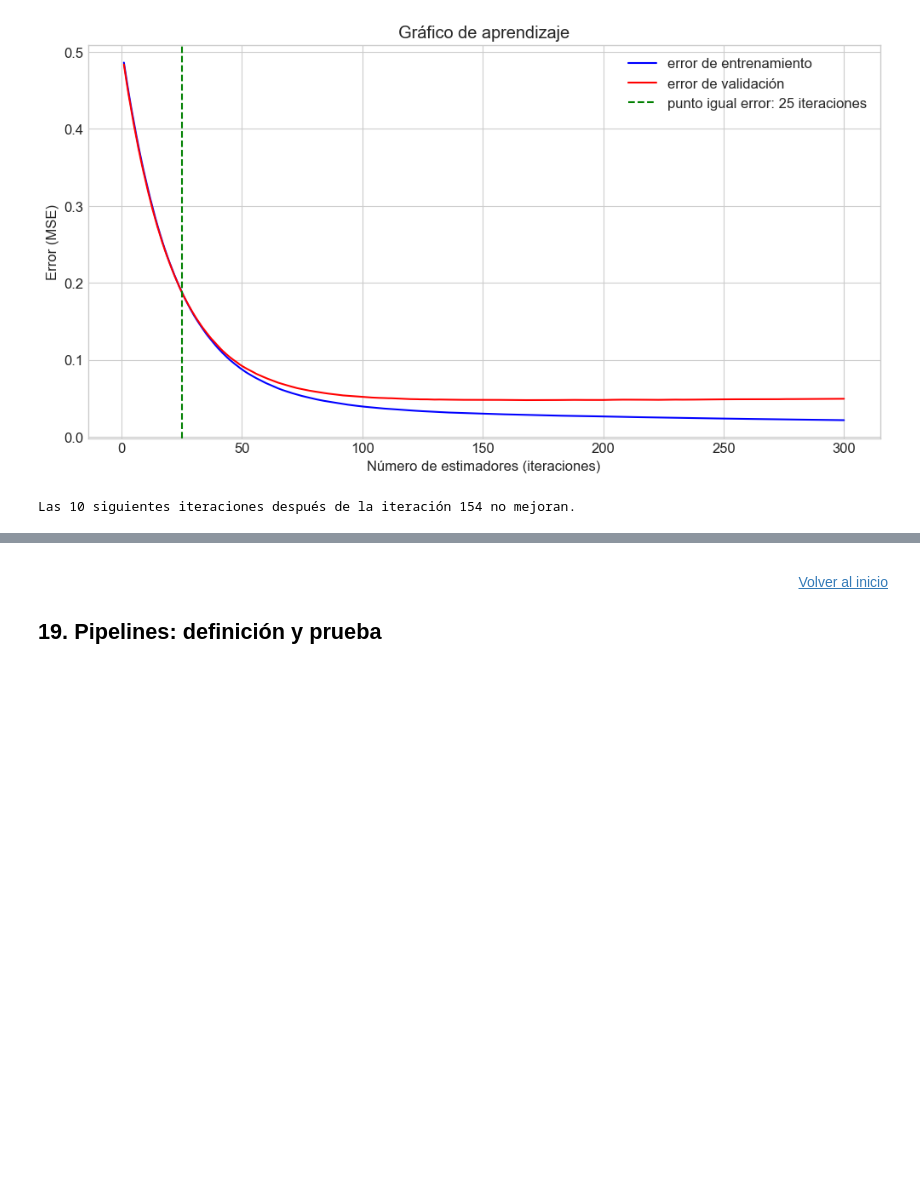
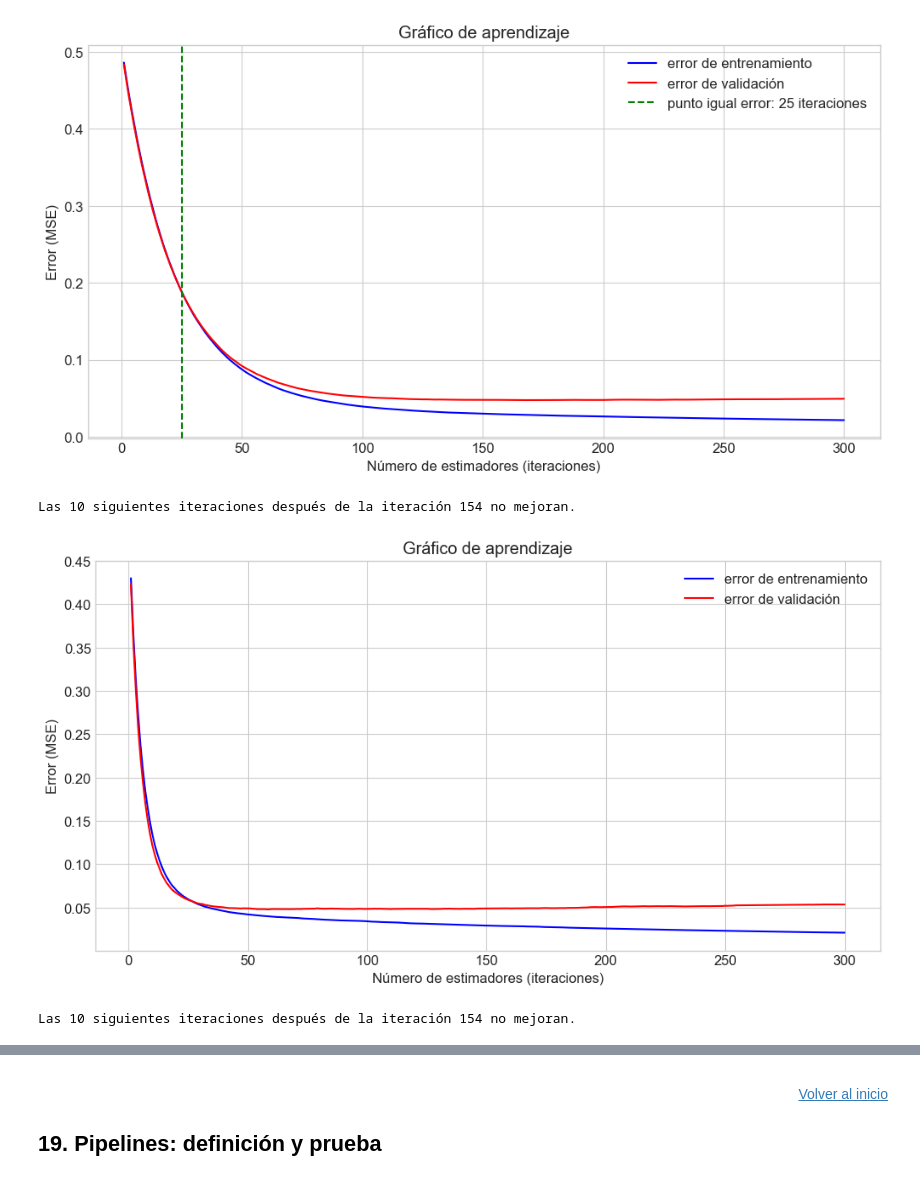
Before and after one commit to angelgvill/DS_ML_Machine_Learning_viviendaMadrid, a Jupyter notebook: notebooks/0414_Modelos_ML+_noOutliers_selRF+t.ipynb, the cells around one changed output, grey strips where cells are left out. Cells and saved outputs as stored; diff of their text form; code cells hidden in the pictures; blank space fills up the shorter version.

```diff
--- a/notebooks/0414_Modelos_ML+_noOutliers_selRF+t.ipynb
+++ b/notebooks/0414_Modelos_ML+_noOutliers_selRF+t.ipynb
@@ -951,11 +988,13 @@ El modelo parece estar bien ajustado.
 def graficar_aprendizaje(modelo, X_train, y_train, X_val, y_val):
     """
     Genera un gráfico de aprendizaje para el modelo, mostrando el error de entrenamiento y validación.
+    Además, indica el punto donde el error de entrenamiento es igual al de validación y dibuja una línea vertical.
+    Imprime el número de iteraciones a partir de las cuales las 10 siguientes no mejoran.
     """
     train_errors, val_errors = [], []
 
     # Ajustar el modelo mientras calculamos los errores de entrenamiento y validación
-    for i in range(1, 201):
+    for i in range(1, 301):
         modelo.n_estimators = i
         modelo.fit(X_train, y_train)
 
@@ -965,13 +1004,31 @@ def graficar_aprendizaje(modelo, X_train, y_train, X_val, y_val):
         train_errors.append(mean_squared_error(y_train, y_train_pred))
         val_errors.append(mean_squared_error(y_val, y_val_pred))
 
+    # Buscar el punto donde los errores de entrenamiento y validación son similares
+    for i in range(1, len(train_errors)):
+        if abs(train_errors[i] - val_errors[i]) < 1e-4:  # Tolerancia de error (ajustar según sea necesario)
+            punto_igual = i
+            break
+    else:
+        punto_igual = None
+
     # Graficar
-    plt.figure(figsize=(8, 6))
-    plt.plot(range(1, 201), train_errors, label="Error de entrenamiento", color='blue')
-    plt.plot(range(1, 201), val_errors, label="Error de validación", color='red')
-    plt.title('Gráfico de Aprendizaje')
+    plt.figure(figsize=(12, 6))
+    plt.plot(range(1, 301), train_errors, label="error de entrenamiento", color='blue')
+    plt.plot(range(1, 301), val_errors, label="error de validación", color='red')
+
+    if punto_igual is not None:
+        plt.axvline(x=punto_igual, color='green', linestyle='--', label=f'punto igual error: {punto_igual} iteraciones')
+
+    plt.title('Gráfico de aprendizaje')
     plt.xlabel('Número de estimadores (iteraciones)')
     plt.ylabel('Error (MSE)')
     plt.legend()
     plt.grid(True)
     plt.show()
+
+    # Comprobar donde las 10 siguientes iteraciones no mejoran
+    for i in range(150, 300):  # Empezamos a revisar desde la iteración 150
+        if all(val_errors[i] >= val_errors[i+j] for j in range(1, 11)):  # No mejora en las siguientes 10 iteraciones
+            print(f"Las 10 siguientes iteraciones después de la iteración {i} no mejoran.")
+            break
@@ -1032,3 +1040,8 @@ graficar_aprendizaje(modelo_gb, X_train, y_train, X_val, y_val)
 # %% [output]
 [figure]
 Las 10 siguientes iteraciones después de la iteración 154 no mejoran.
+# %%
+graficar_aprendizaje(mejor_xgb, X_train, y_train, X_val, y_val)
+# %% [output]
+[figure, added]
+Las 10 siguientes iteraciones después de la iteración 154 no mejoran.
```
Also changed, not shown: parts of 10 cells of this notebook, 6 other files.
